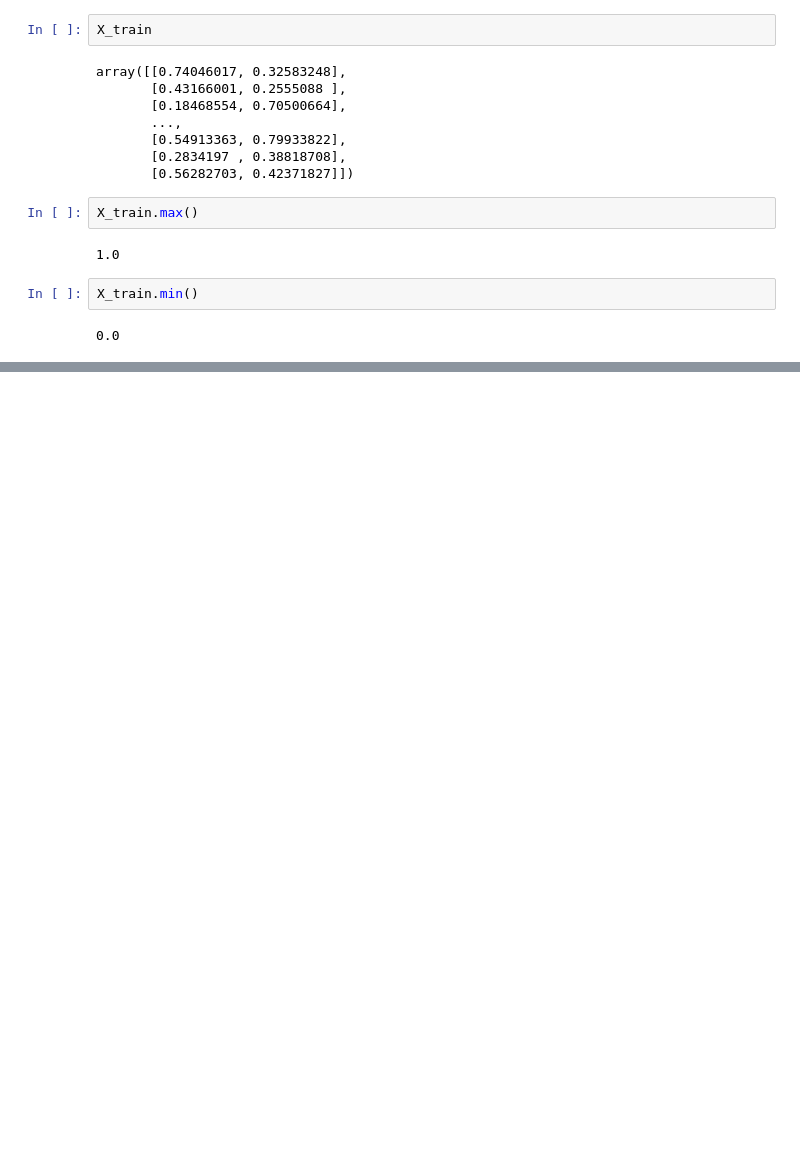
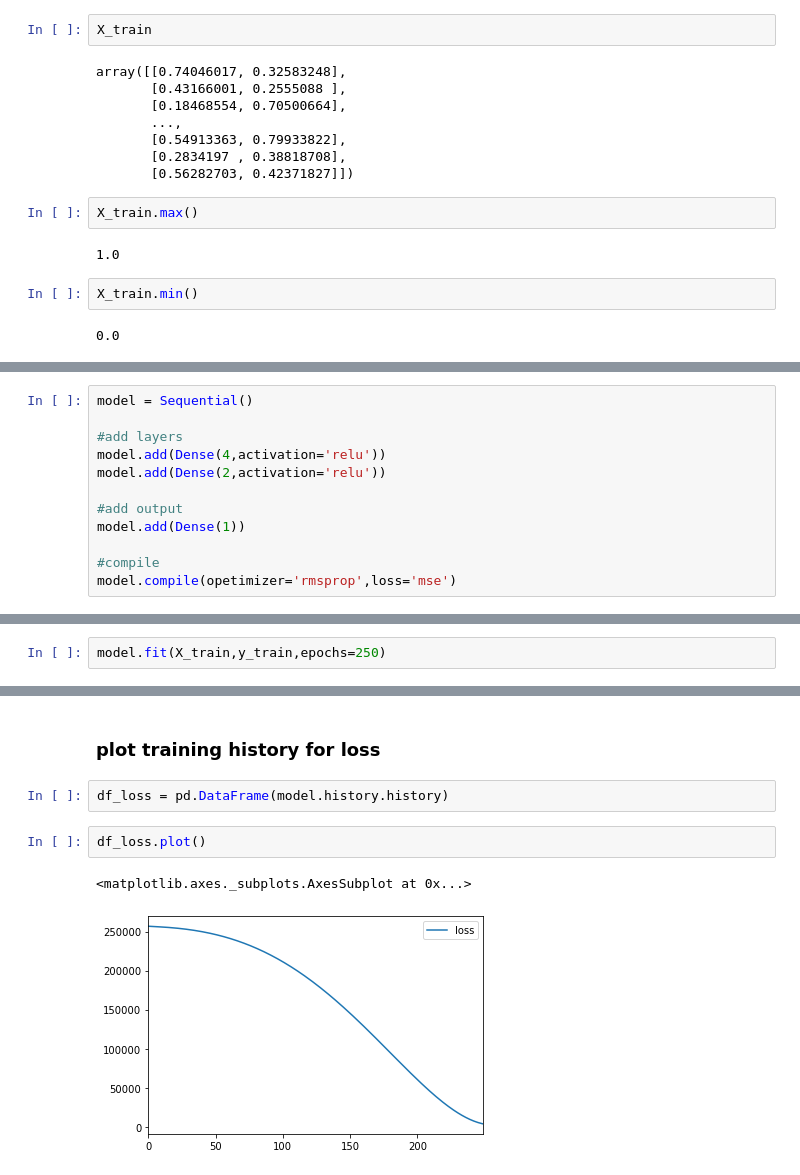
Before and after one commit to techcomm23/TF-Practice1, a Jupyter notebook: 03-ANNs/00-Keras-Syntax-Basics.ipynb, the cells around one changed output, grey strips where cells are left out. Saved outputs shown, nothing was run; the diff lists cells and outputs as text; blank space fills up the shorter version.

```diff
--- a/03-ANNs/00-Keras-Syntax-Basics.ipynb
+++ b/03-ANNs/00-Keras-Syntax-Basics.ipynb
@@ -80,0 +90,12 @@ X_train.min()
+# %%
+model = Sequential()
+
+#add layers
+model.add(Dense(4,activation='relu'))
+model.add(Dense(2,activation='relu'))
+
+#add output
+model.add(Dense(1))
+
+#compile
+model.compile(opetimizer='rmsprop',loss='mse')
@@ -80,0 +104,2 @@ X_train.min()
+# %%
+model.fit(X_train,y_train,epochs=250)
@@ -80,0 +125,9 @@ X_train.min()
+# %% [markdown]
+### plot training history for loss
+# %%
+df_loss = pd.DataFrame(model.history.history)
+# %%
+df_loss.plot()
+# %% [output]
+<matplotlib.axes._subplots.AxesSubplot at 0x...>
+[figure, added]
```
Also changed, not shown: parts of 6 cells of this notebook.
